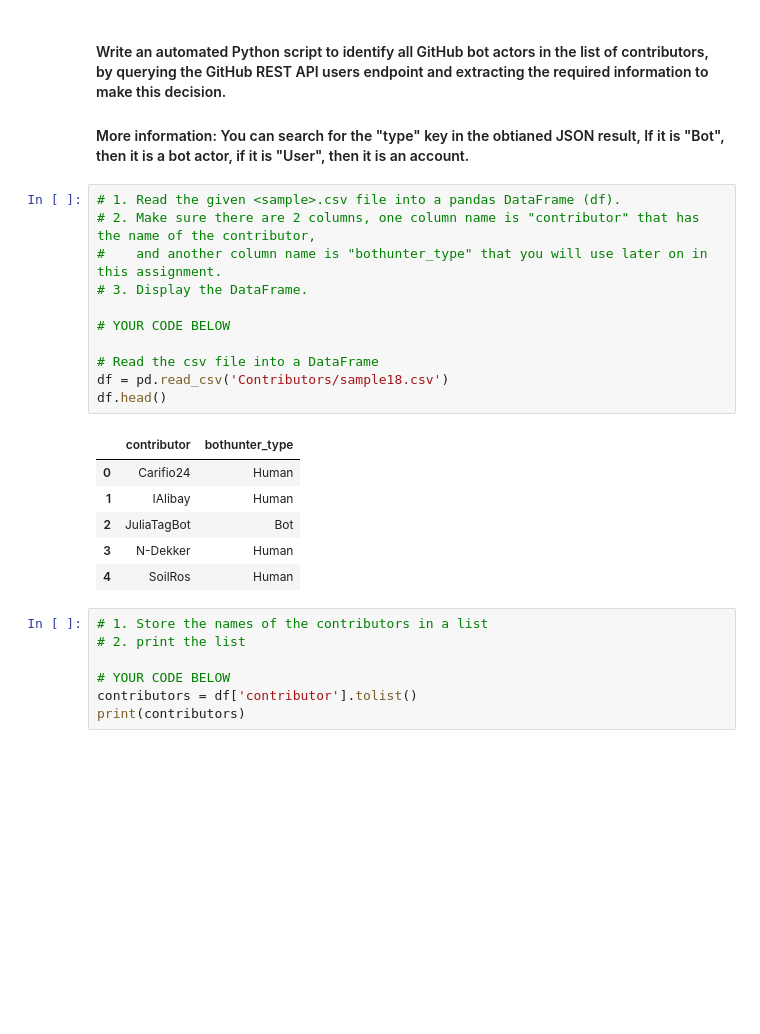
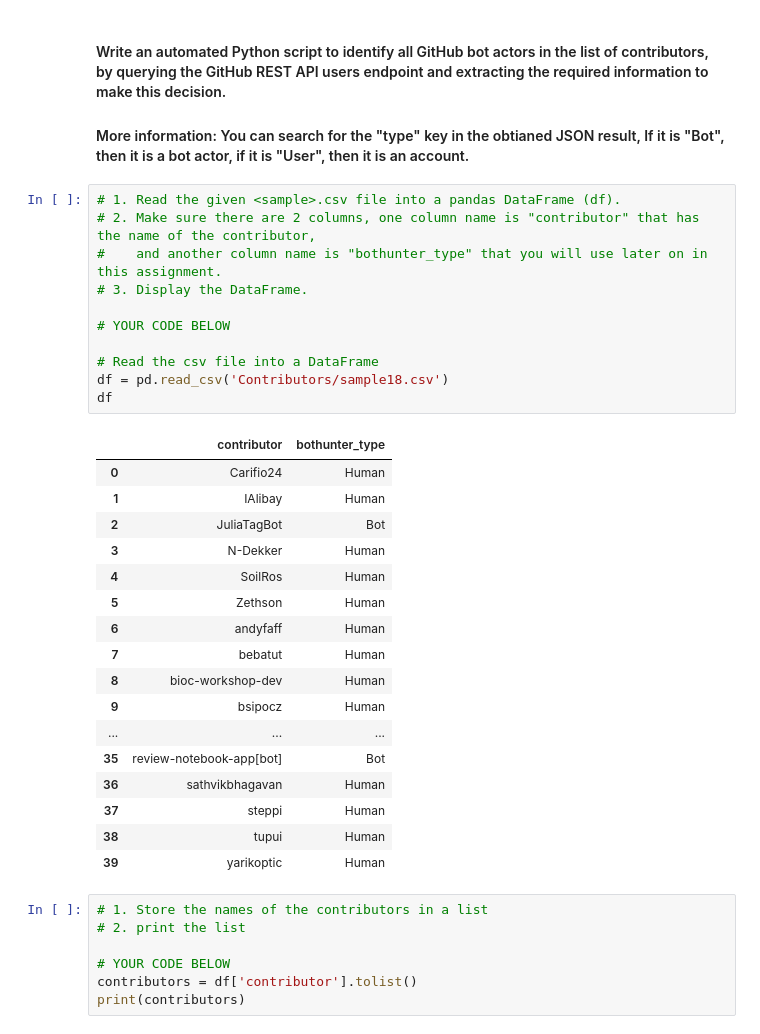
Before and after one commit to amanzio/Software_Evolution_TP_bots, a Jupyter notebook: TP_bots_template.ipynb, the cells around one changed output. Saved outputs shown, nothing was run; the diff lists cells and outputs as text; blank space fills up the shorter version.

```diff
--- a/TP_bots_template.ipynb
+++ b/TP_bots_template.ipynb
@@ -33,21 +33,32 @@ HEADERS={'Authorization':'token '+TOKEN}
 # %%
 # 1. Read the given <sample>.csv file into a pandas DataFrame (df).
 # 2. Make sure there are 2 columns, one column name is "contributor" that has the name of the contributor,
 #    and another column name is "bothunter_type" that you will use later on in this assignment.
 # 3. Display the DataFrame.
 
 # YOUR CODE BELOW
 
 # Read the csv file into a DataFrame
 df = pd.read_csv('Contributors/sample18.csv')
-df.head()
+df
 # %% [output]
 |  | contributor | bothunter_type |
 | 0 | Carifio24 | Human |
 | 1 | IAlibay | Human |
 | 2 | JuliaTagBot | Bot |
 | 3 | N-Dekker | Human |
 | 4 | SoilRos | Human |
+| 5 | Zethson | Human |
+| 6 | andyfaff | Human |
+| 7 | bebatut | Human |
+| 8 | bioc-workshop-dev | Human |
+| 9 | bsipocz | Human |
+| ... | ... | ... |
+| 35 | review-notebook-app[bot] | Bot |
+| 36 | sathvikbhagavan | Human |
+| 37 | steppi | Human |
+| 38 | tupui | Human |
+| 39 | yarikoptic | Human |
 # %%
 # 1. Store the names of the contributors in a list
 # 2. print the list
```
Also changed, not shown: parts of 8 cells of this notebook.
